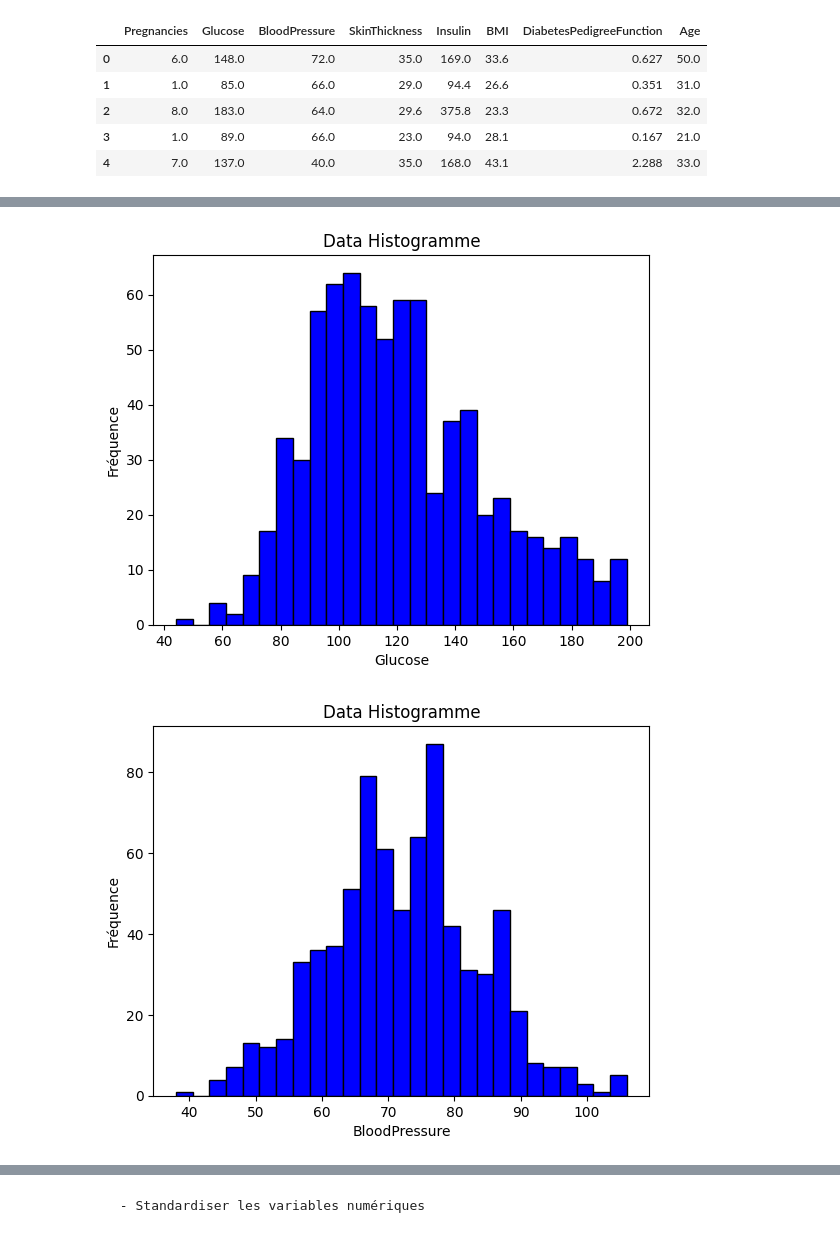
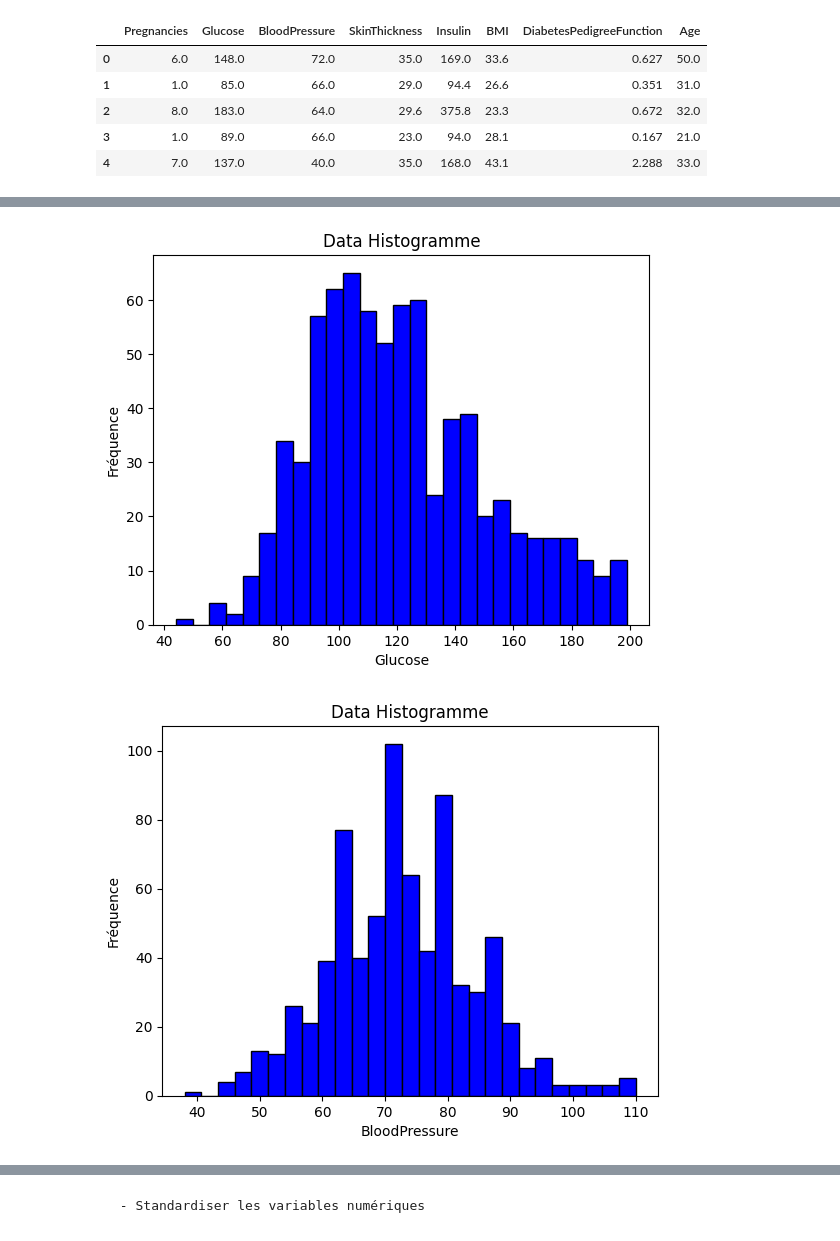
Before and after one commit to mohammedip/Analyse-et-Pr-diction-du-Risque-de-Diab-te, a Jupyter notebook: notebook/EDA.ipynb, the cells around one changed output, grey strips where cells are left out. Saved outputs shown, nothing was run; the diff lists cells and outputs as text; code cells hidden in the pictures.

```diff
--- a/notebook/EDA.ipynb
+++ b/notebook/EDA.ipynb
@@ -144,21 +144,16 @@ Pregnancies_upper_band = Q3 + 2 * IQR
 df_no_outliers = df_no_outliers[(df_no_outliers["Pregnancies"] <= Pregnancies_upper_band)]
 
 #BloodPressure
-Q1 = df_no_outliers["BloodPressure"].quantile(0.25)
-Q3 = df_no_outliers["BloodPressure"].quantile(0.75)
-IQR = Q3 - Q1
-BloodPressure_lower_band = Q1 - 1.7 * IQR
-BloodPressure_upper_band = Q3 + 1.7 * IQR
 
-df_no_outliers.loc[df_no_outliers["BloodPressure"] > BloodPressure_upper_band, "BloodPressure"] = np.log1p(df_no_outliers.loc[df_no_outliers["BloodPressure"] > BloodPressure_upper_band, "BloodPressure"])
 
-df_no_outliers = df_no_outliers[(df_no_outliers["BloodPressure"] >= BloodPressure_lower_band)]
+
+
 
 
 Q1 = df_no_outliers["SkinThickness"].quantile(0.25)
 Q3 = df_no_outliers["SkinThickness"].quantile(0.75)
 IQR = Q3 - Q1
-SkinThickness_upper_band = Q3 + 2.2 * IQR
+SkinThickness_upper_band = Q3 + 2 * IQR
 
 df_no_outliers = df_no_outliers[(df_no_outliers["SkinThickness"] <= SkinThickness_upper_band)]
 
@@ -196,2 +191,2 @@ for i in df_no_outliers.columns:
-[figure, old version]
+[figure, new version]
-[figure, old version]
+[figure, new version]
```
Also changed, not shown: parts of 11 cells of this notebook, 1 other file.
